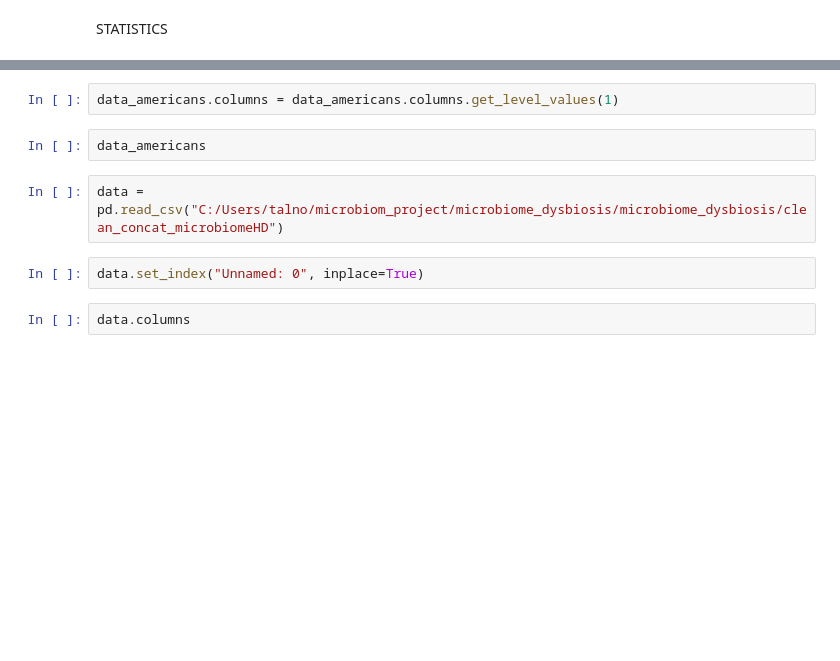
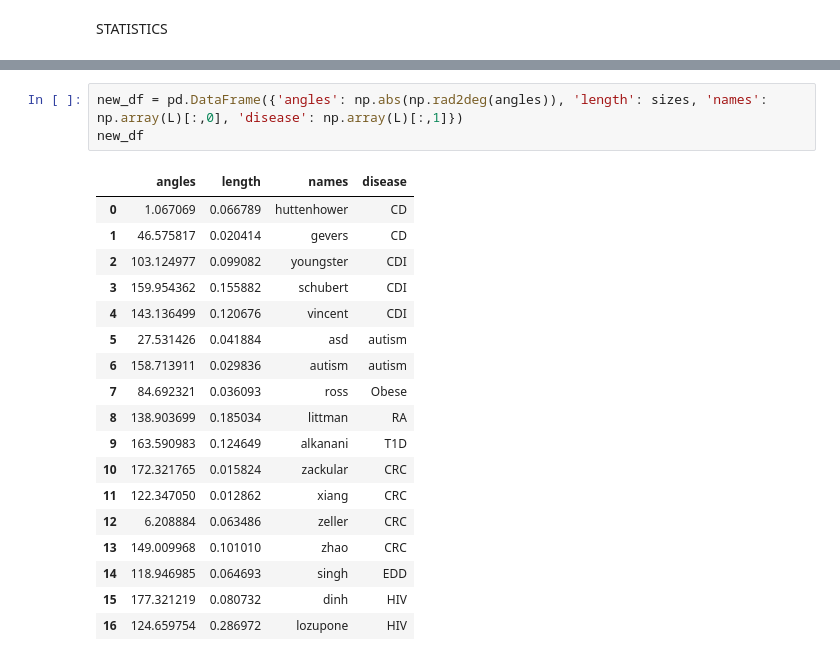
Before and after one commit to talnof1/microbiome_dysbiosis, a Jupyter notebook: american_gut/american_gut_pca.ipynb, the cells around one changed output, grey strips where cells are left out. Cells and saved outputs as stored; diff of their text form; blank space fills up the shorter version.

```diff
--- a/american_gut/american_gut_pca.ipynb
+++ b/american_gut/american_gut_pca.ipynb
@@ -351,10 +305,22 @@ otu.sum(axis=1)
-# %%
-data_americans.columns = data_americans.columns.get_level_values(1)
-# %%
-data_americans
-# %%
-data = pd.read_csv("C:/Users/talno/microbiom_project/microbiome_dysbiosis/microbiome_dysbiosis/clean_concat_microbiomeHD")
-# %%
-data.set_index("Unnamed: 0", inplace=True)
-# %%
-data.columns
+# %%
+new_df = pd.DataFrame({'angles': np.abs(np.rad2deg(angles)), 'length': sizes, 'names': np.array(L)[:,0], 'disease': np.array(L)[:,1]})
+new_df
+# %% [output]
+|  | angles | length | names | disease |
+| 0 | 1.067069 | 0.066789 | huttenhower | CD |
+| 1 | 46.575817 | 0.020414 | gevers | CD |
+| 2 | 103.124977 | 0.099082 | youngster | CDI |
+| 3 | 159.954362 | 0.155882 | schubert | CDI |
+| 4 | 143.136499 | 0.120676 | vincent | CDI |
+| 5 | 27.531426 | 0.041884 | asd | autism |
+| 6 | 158.713911 | 0.029836 | autism | autism |
+| 7 | 84.692321 | 0.036093 | ross | Obese |
+| 8 | 138.903699 | 0.185034 | littman | RA |
+| 9 | 163.590983 | 0.124649 | alkanani | T1D |
+| 10 | 172.321765 | 0.015824 | zackular | CRC |
+| 11 | 122.347050 | 0.012862 | xiang | CRC |
+| 12 | 6.208884 | 0.063486 | zeller | CRC |
+| 13 | 149.009968 | 0.101010 | zhao | CRC |
+| 14 | 118.946985 | 0.064693 | singh | EDD |
+| 15 | 177.321219 | 0.080732 | dinh | HIV |
+| 16 | 124.659754 | 0.286972 | lozupone | HIV |
```
Also changed, not shown: parts of 18 cells of this notebook, 3 other files.
